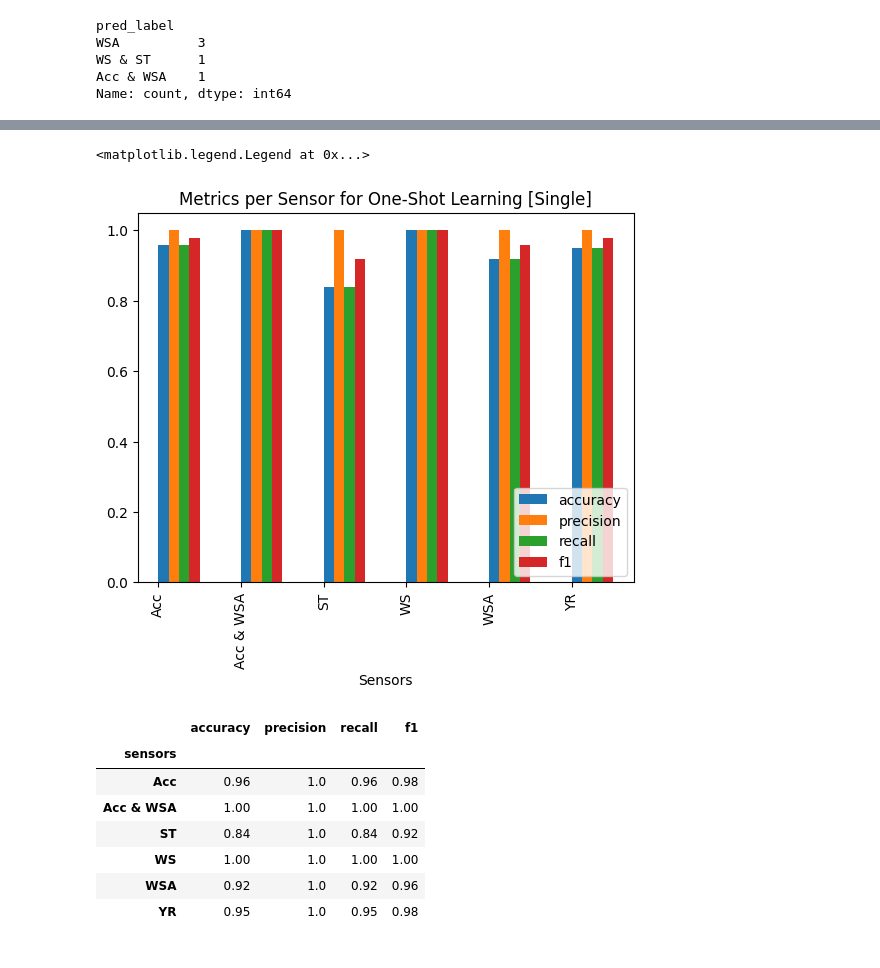
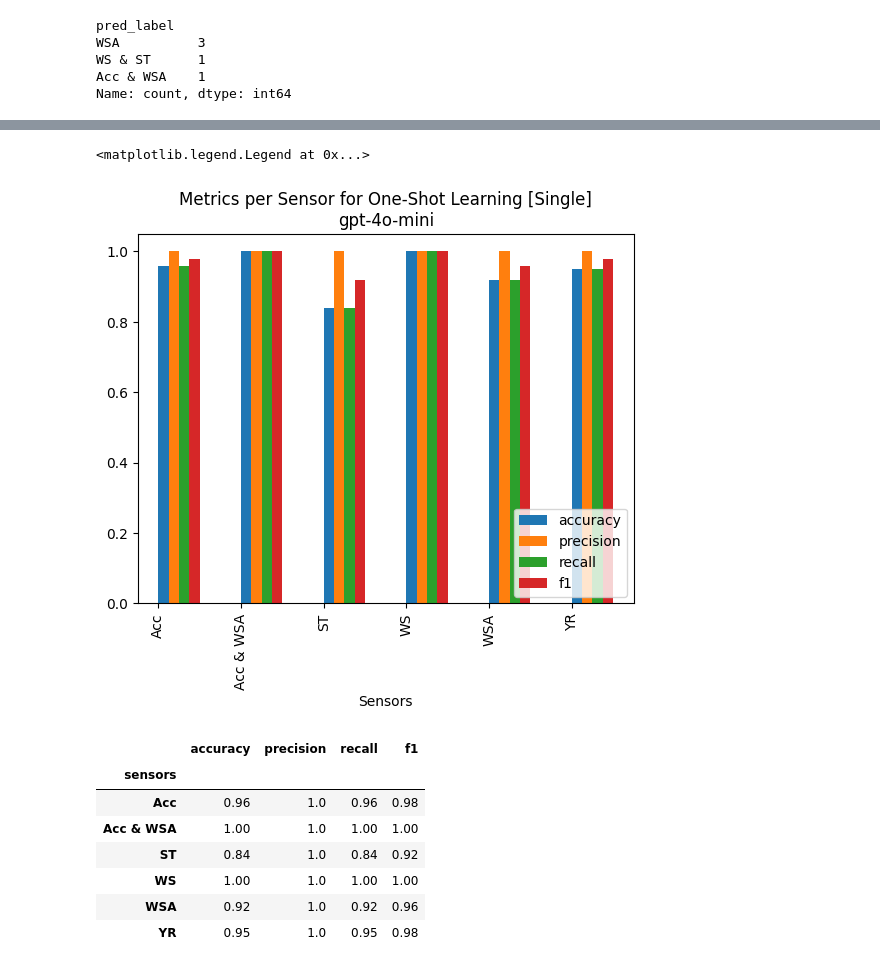
Before and after one commit to ahmadhatahet/auto-fault-tc-gen, a Jupyter notebook: notebooks/results_analysis_single.ipynb, the cells around one changed output, grey strips where cells are left out. Cells and saved outputs as stored; diff of their text form; code cells hidden in the pictures.

```diff
--- a/notebooks/results_analysis_single.ipynb
+++ b/notebooks/results_analysis_single.ipynb
@@ -88,17 +88,17 @@ ax.legend(loc='lower left')
 # %%
 metrics_n_sensor_single = summarize_single[(summarize_single["sensors"] != "All") & (summarize_single["number_examples"] == 1)].set_index(["sensors"]).iloc[:, -4:]
 
 ax = metrics_n_sensor_single.plot.bar(
     linewidth=2,
     xlabel="Sensors",
-    title="Metrics per Sensor for One-Shot Learning [Single]",
+    title=f"Metrics per Sensor for One-Shot Learning [Single]\n{stats_single['model_name'].drop_duplicates().to_list()[0]}",
     align='edge',
 )
 
 ax.legend(loc='lower right')
 # %% [output]
 <matplotlib.legend.Legend at 0x...>
-[figure, old version]
+[figure, new version]
 # %%
 metrics_n_sensor_single
 # %% [output]
```
Also changed, not shown: parts of 7 cells of this notebook, 4 other files.
